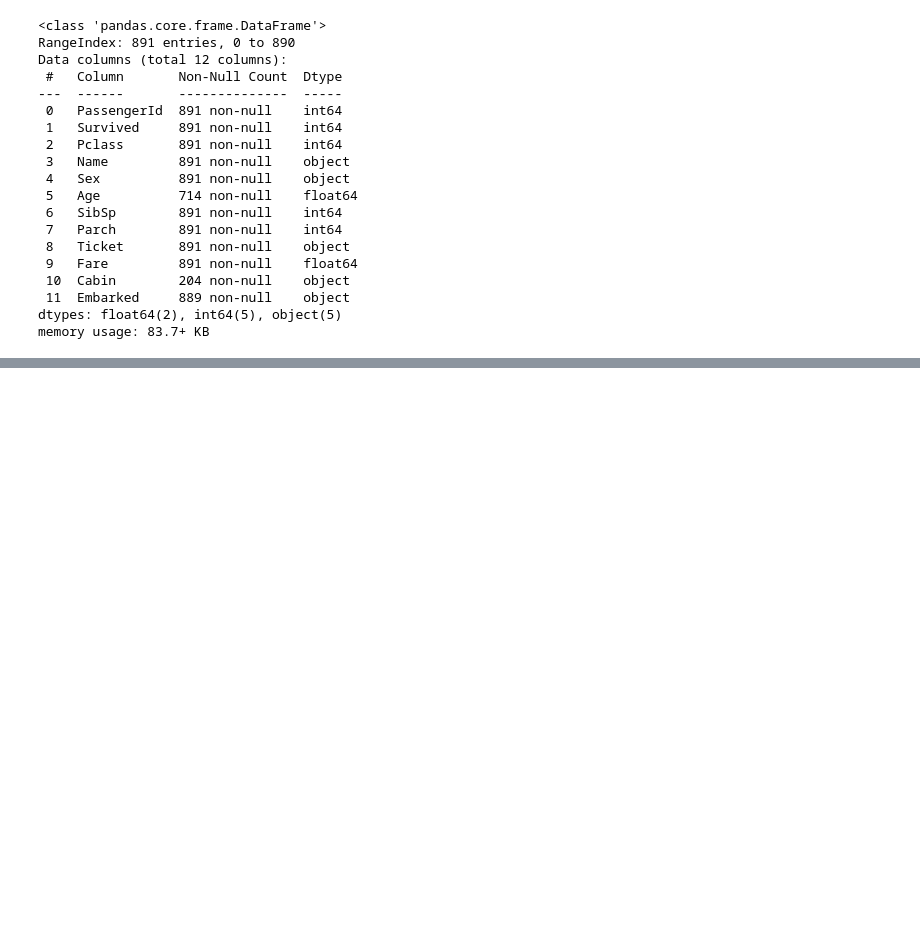
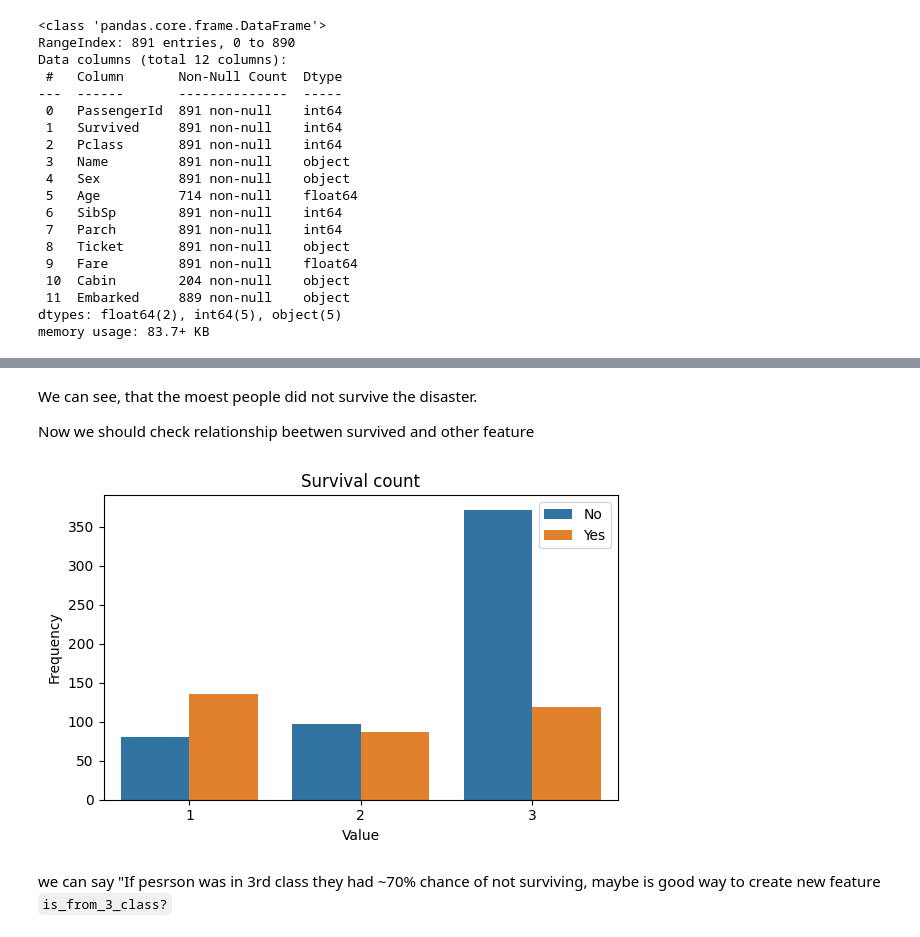
Before and after one commit to Moraw1993/Programowanie-SI, a Jupyter notebook: 5. Sklearn/titanic.ipynb, the cells around one changed output, grey strips where cells are left out. Drawn from its saved outputs; the diff is of its cells as text; code cells hidden in the pictures; blank space fills up the shorter version.

```diff
--- a/5. Sklearn/titanic.ipynb
+++ b/5. Sklearn/titanic.ipynb
@@ -206,0 +346,19 @@ This type we can divide to:
+# %% [markdown]
+We can see, that the moest people did not survive the disaster.
+
+Now we should check relationship beetwen survived and other feature
+# %%
+plt.figure(figsize=(6,4))
+sns.countplot(df, x='Pclass', hue='Survived')
+ax = plt.gca()
+ax.legend(labels=['No','Yes'])
+plt.xlabel('Value')
+plt.ylabel('Frequency')
+plt.title('Survival count')
+plt.legend
+plt.tight_layout()
+plt.show()
+# %% [output]
+[figure, added]
+# %% [markdown]
+we can say "If pesrson was in 3rd class they had ~70% chance of not surviving, maybe is good way to create new feature `is_from_3_class?`
```
Also changed, not shown: parts of 27 cells of this notebook.
